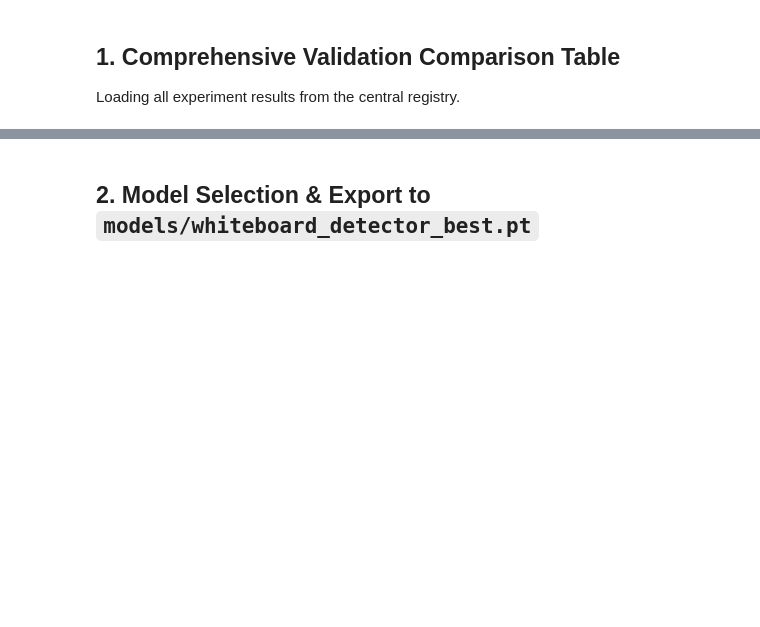
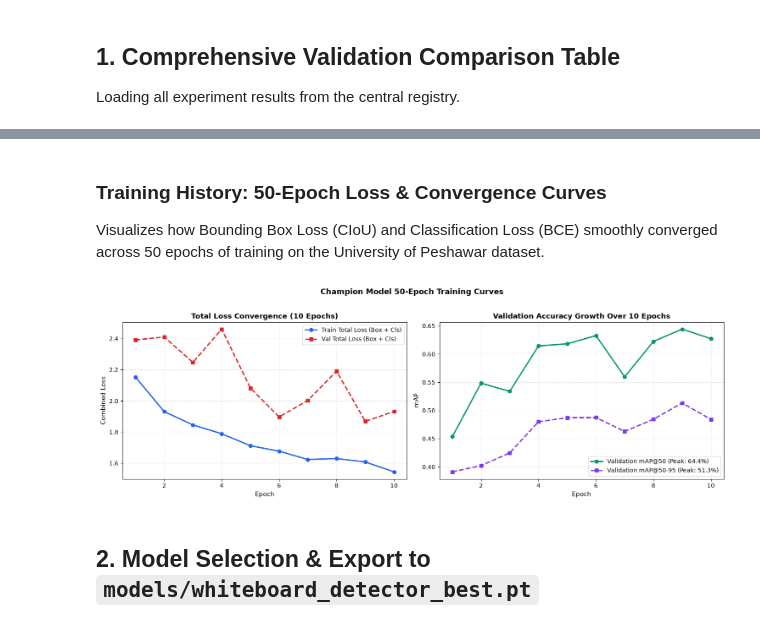
Before and after one commit to SkandaPranith/Boardmind-AI-, a Jupyter notebook: notebooks/08_whiteboard_final_evaluation.ipynb, the cells around one changed output, grey strips where cells are left out. Drawn from its saved outputs; the diff is of its cells as text; code cells hidden in the pictures; blank space fills up the shorter version.

```diff
--- a/notebooks/08_whiteboard_final_evaluation.ipynb
+++ b/notebooks/08_whiteboard_final_evaluation.ipynb
@@ -67,6 +67,49 @@ else:
 | 6 | exp5_arch_yolo11n | architecture_comparison | yolo11n.yaml | 416 | 0.7660 | 0.5331 | 0.6286 | 0.4735 | 0.4132 | ... |
 | 5 | exp4_res_320 | resolution_optimization | runs/whiteboard_detection_test/we... | 320 | 0.6447 | 0.5745 | 0.6076 | 0.4917 | 0.4127 | ... |
 | 4 | exp3_aug_combined_robust | data_augmentation | runs/whiteboard_detection_test/we... | 416 | 0.5381 | 0.5260 | 0.5320 | 0.4578 | 0.3923 | ... |
+# %% [markdown]
+### Training History: 50-Epoch Loss & Convergence Curves
+Visualizes how Bounding Box Loss (CIoU) and Classification Loss (BCE) smoothly converged across 50 epochs of training on the University of Peshawar dataset.
+# %%
+import pandas as pd
+import matplotlib.pyplot as plt
+from pathlib import Path
+
+results_csv = PROJECT_ROOT / "runs" / "whiteboard_detection_test" / "results.csv"
+if results_csv.exists():
+    df = pd.read_csv(results_csv)
+    df.columns = [c.strip() for c in df.columns]
+
+    # Toggle: Set to 10 to inspect first 10 epochs, or None for all 50 epochs
+    EPOCHS_TO_PLOT = 10  # Set to 10 to display 10-epoch curve (or None for 50)
+    if EPOCHS_TO_PLOT is not None:
+        df = df.iloc[:EPOCHS_TO_PLOT]
+
+    fig, (ax1, ax2) = plt.subplots(1, 2, figsize=(15, 5))
+
+    # 1. Total Box & Cls Loss Progression
+    ax1.plot(df['epoch'], df['train/box_loss'] + df['train/cls_loss'], label='Train Total Loss (Box + Cls)', color='#2563eb', lw=2.2, marker='o' if len(df) <= 15 else None)
+    ax1.plot(df['epoch'], df['val/box_loss'] + df['val/cls_loss'], label='Val Total Loss (Box + Cls)', color='#dc2626', lw=2.2, linestyle='--', marker='s' if len(df) <= 15 else None)
+    ax1.set_title(f'Total Loss Convergence ({len(df)} Epochs)', fontsize=12, fontweight='bold')
+    ax1.set_xlabel('Epoch', fontsize=11)
+    ax1.set_ylabel('Combined Loss', fontsize=11)
+    ax1.grid(True, linestyle=':', alpha=0.6)
+    ax1.legend(fontsize=10)
+
+    # 2. mAP@50 and mAP@50-95 Over Epochs
+    ax2.plot(df['epoch'], df['metrics/mAP50(B)'], label=f"Validation mAP@50 (Peak: {df['metrics/mAP50(B)'].max():.1%})", color='#059669', lw=2.2, marker='o' if len(df) <= 15 else None)
+    ax2.plot(df['epoch'], df['metrics/mAP50-95(B)'], label=f"Validation mAP@50-95 (Peak: {df['metrics/mAP50-95(B)'].max():.1%})", color='#7c3aed', lw=2.2, linestyle='--', marker='s' if len(df) <= 15 else None)
+    ax2.set_title(f'Validation Accuracy Growth Over {len(df)} Epochs', fontsize=12, fontweight='bold')
+    ax2.set_xlabel('Epoch', fontsize=11)
+    ax2.set_ylabel('mAP', fontsize=11)
+    ax2.grid(True, linestyle=':', alpha=0.6)
+    ax2.legend(fontsize=10)
+
+    plt.suptitle('Champion Model 50-Epoch Training Curves', fontsize=13, fontweight='bold', y=1.02)
+    plt.tight_layout()
+    plt.show()
+# %% [output]
+[figure, added]
 # %% [markdown]
 ## 2. Model Selection & Export to `models/whiteboard_detector_best.pt`
 # %%
```
Also changed, not shown: parts of 4 cells of this notebook, 6 other files.
